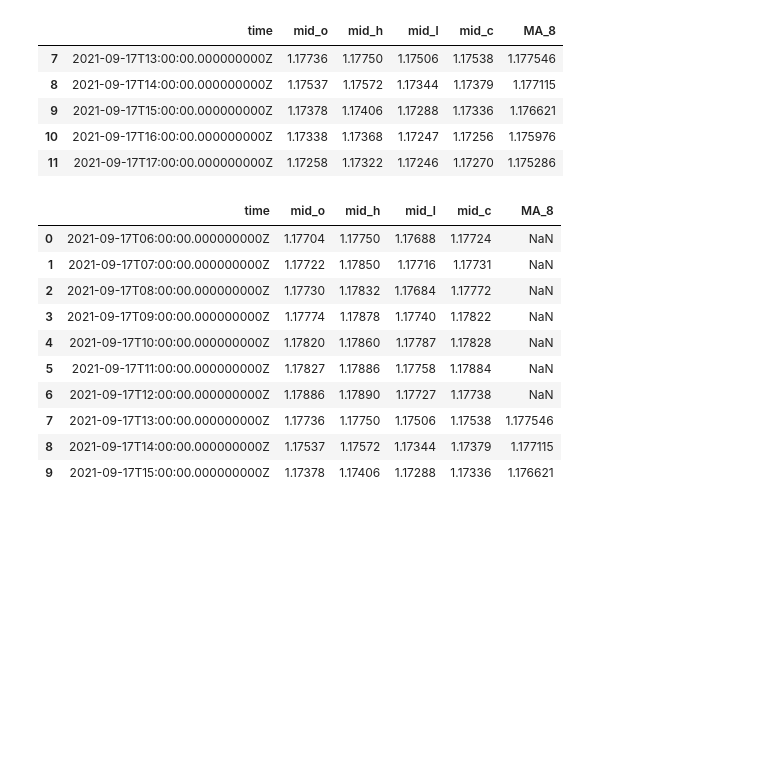
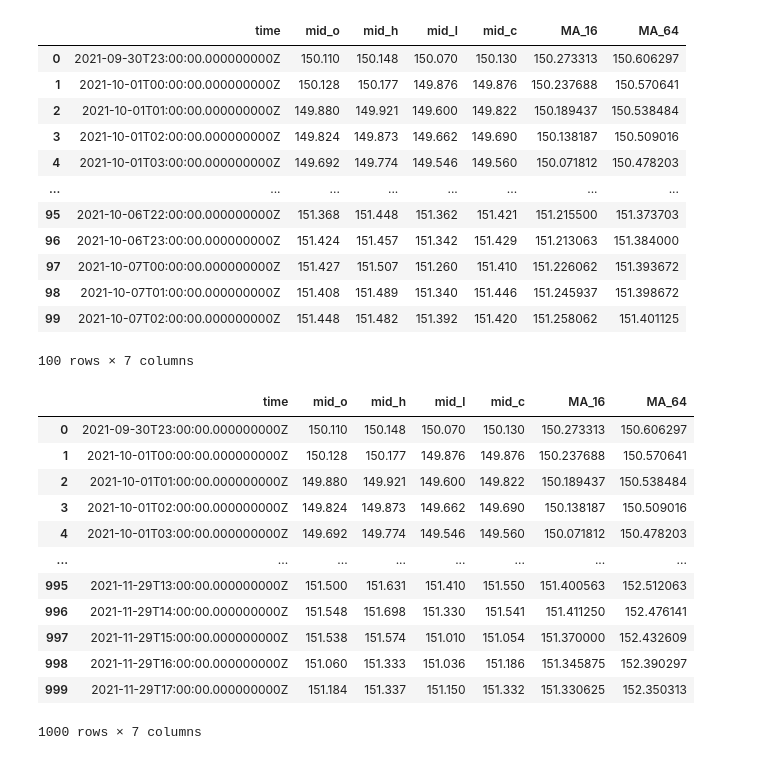
Before and after one commit to sunbun2461/Python_Oanda, a Jupyter notebook: candle_plot.ipynb, the cells around one changed output. Cells and saved outputs as stored; diff of their text form; code cells hidden in the pictures; blank space fills up the shorter version.

```diff
--- a/candle_plot.ipynb
+++ b/candle_plot.ipynb
@@ -10 +6,6 @@ df = pd.read_pickle(utils.get_his_data_filename(pair,granularity))
+# %%
+pair = "GBP_JPY"
+granularity = "H1"
+ma_list = [16,64]
+i_pair = instrument.Instrument.get_instrument_by_name(pair)
 # %%
@@ -16,9 +16,22 @@ df_ma = df[['time','mid_o','mid_h','mid_l','mid_c']].copy()
+# %%
+df_ma = df[['time','mid_o','mid_h','mid_l','mid_c']].copy()
+for ma in ma_list:
+    df_ma[f'MA_{ma}'] = df_ma.mid_c.rolling(window=ma).mean()
+df_ma.dropna(inplace=True)
+df_ma.reset_index(drop=True, inplace=True)
 # %%
-df_ma.head()
+df_ma.head(100)
 # %% [output]
-|  | time | mid_o | mid_h | mid_l | mid_c | MA_8 |
-| 7 | 2021-09-17T13:00:00.000000000Z | 1.17736 | 1.17750 | 1.17506 | 1.17538 | 1.177546 |
-| 8 | 2021-09-17T14:00:00.000000000Z | 1.17537 | 1.17572 | 1.17344 | 1.17379 | 1.177115 |
-| 9 | 2021-09-17T15:00:00.000000000Z | 1.17378 | 1.17406 | 1.17288 | 1.17336 | 1.176621 |
-| 10 | 2021-09-17T16:00:00.000000000Z | 1.17338 | 1.17368 | 1.17247 | 1.17256 | 1.175976 |
-| 11 | 2021-09-17T17:00:00.000000000Z | 1.17258 | 1.17322 | 1.17246 | 1.17270 | 1.175286 |
+|  | time | mid_o | mid_h | mid_l | mid_c | MA_16 | MA_64 |
+| 0 | 2021-09-30T23:00:00.000000000Z | 150.110 | 150.148 | 150.070 | 150.130 | 150.273313 | 150.606297 |
+| 1 | 2021-10-01T00:00:00.000000000Z | 150.128 | 150.177 | 149.876 | 149.876 | 150.237688 | 150.570641 |
+| 2 | 2021-10-01T01:00:00.000000000Z | 149.880 | 149.921 | 149.600 | 149.822 | 150.189437 | 150.538484 |
+| 3 | 2021-10-01T02:00:00.000000000Z | 149.824 | 149.873 | 149.662 | 149.690 | 150.138187 | 150.509016 |
+| 4 | 2021-10-01T03:00:00.000000000Z | 149.692 | 149.774 | 149.546 | 149.560 | 150.071812 | 150.478203 |
+| ... | ... | ... | ... | ... | ... | ... | ... |
+| 95 | 2021-10-06T22:00:00.000000000Z | 151.368 | 151.448 | 151.362 | 151.421 | 151.215500 | 151.373703 |
+| 96 | 2021-10-06T23:00:00.000000000Z | 151.424 | 151.457 | 151.342 | 151.429 | 151.213063 | 151.384000 |
+| 97 | 2021-10-07T00:00:00.000000000Z | 151.427 | 151.507 | 151.260 | 151.410 | 151.226062 | 151.393672 |
+| 98 | 2021-10-07T01:00:00.000000000Z | 151.408 | 151.489 | 151.340 | 151.446 | 151.245937 | 151.398672 |
+| 99 | 2021-10-07T02:00:00.000000000Z | 151.448 | 151.482 | 151.392 | 151.420 | 151.258062 | 151.401125 |
+100 rows × 7 columns
@@ -29,14 +38,16 @@ df_ma.dropna(inplace=True)
 # %%
-df_ma.head(10)
+df_ma.head(1000)
 # %% [output]
-|  | time | mid_o | mid_h | mid_l | mid_c | MA_8 |
-| 0 | 2021-09-17T06:00:00.000000000Z | 1.17704 | 1.17750 | 1.17688 | 1.17724 | NaN |
-| 1 | 2021-09-17T07:00:00.000000000Z | 1.17722 | 1.17850 | 1.17716 | 1.17731 | NaN |
-| 2 | 2021-09-17T08:00:00.000000000Z | 1.17730 | 1.17832 | 1.17684 | 1.17772 | NaN |
-| 3 | 2021-09-17T09:00:00.000000000Z | 1.17774 | 1.17878 | 1.17740 | 1.17822 | NaN |
-| 4 | 2021-09-17T10:00:00.000000000Z | 1.17820 | 1.17860 | 1.17787 | 1.17828 | NaN |
-| 5 | 2021-09-17T11:00:00.000000000Z | 1.17827 | 1.17886 | 1.17758 | 1.17884 | NaN |
-| 6 | 2021-09-17T12:00:00.000000000Z | 1.17886 | 1.17890 | 1.17727 | 1.17738 | NaN |
-| 7 | 2021-09-17T13:00:00.000000000Z | 1.17736 | 1.17750 | 1.17506 | 1.17538 | 1.177546 |
-| 8 | 2021-09-17T14:00:00.000000000Z | 1.17537 | 1.17572 | 1.17344 | 1.17379 | 1.177115 |
-| 9 | 2021-09-17T15:00:00.000000000Z | 1.17378 | 1.17406 | 1.17288 | 1.17336 | 1.176621 |
+|  | time | mid_o | mid_h | mid_l | mid_c | MA_16 | MA_64 |
+| 0 | 2021-09-30T23:00:00.000000000Z | 150.110 | 150.148 | 150.070 | 150.130 | 150.273313 | 150.606297 |
+| 1 | 2021-10-01T00:00:00.000000000Z | 150.128 | 150.177 | 149.876 | 149.876 | 150.237688 | 150.570641 |
+| 2 | 2021-10-01T01:00:00.000000000Z | 149.880 | 149.921 | 149.600 | 149.822 | 150.189437 | 150.538484 |
+| 3 | 2021-10-01T02:00:00.000000000Z | 149.824 | 149.873 | 149.662 | 149.690 | 150.138187 | 150.509016 |
+| 4 | 2021-10-01T03:00:00.000000000Z | 149.692 | 149.774 | 149.546 | 149.560 | 150.071812 | 150.478203 |
+| ... | ... | ... | ... | ... | ... | ... | ... |
+| 995 | 2021-11-29T13:00:00.000000000Z | 151.500 | 151.631 | 151.410 | 151.550 | 151.400563 | 152.512063 |
+| 996 | 2021-11-29T14:00:00.000000000Z | 151.548 | 151.698 | 151.330 | 151.541 | 151.411250 | 152.476141 |
+| 997 | 2021-11-29T15:00:00.000000000Z | 151.538 | 151.574 | 151.010 | 151.054 | 151.370000 | 152.432609 |
+| 998 | 2021-11-29T16:00:00.000000000Z | 151.060 | 151.333 | 151.036 | 151.186 | 151.345875 | 152.390297 |
+| 999 | 2021-11-29T17:00:00.000000000Z | 151.184 | 151.337 | 151.150 | 151.332 | 151.330625 | 152.350313 |
+1000 rows × 7 columns
```
Also changed, not shown: parts of 17 cells of this notebook, 36 other files.
